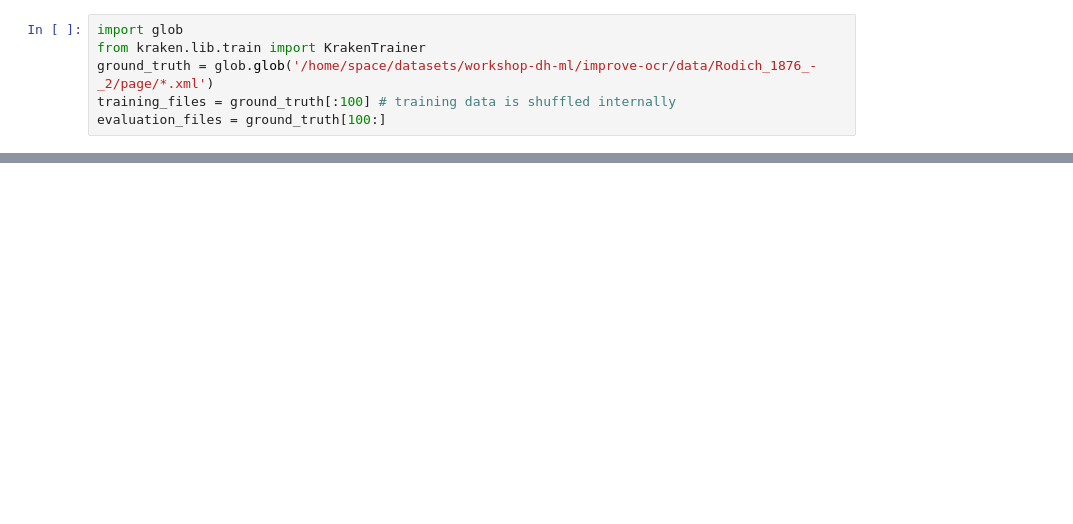
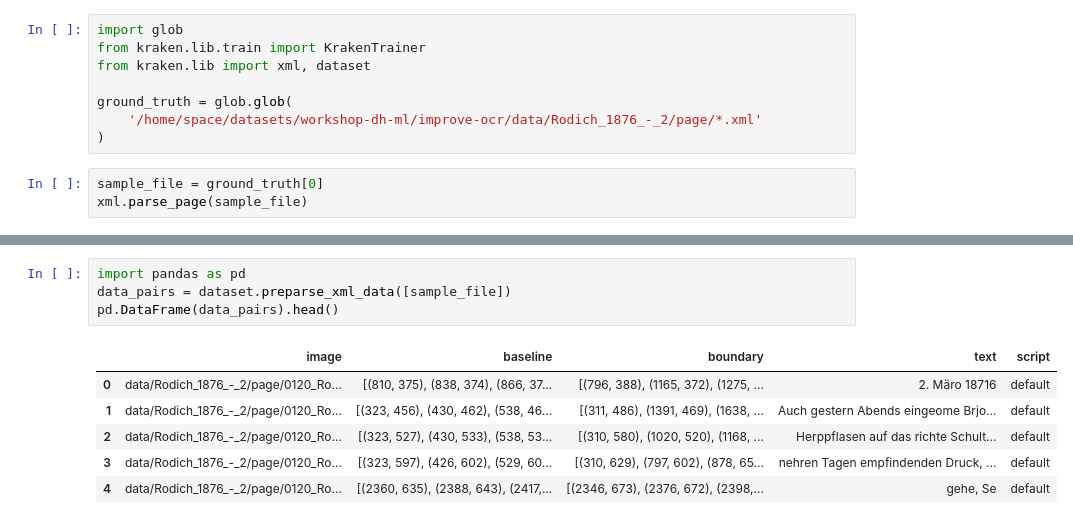
Before and after one commit to workshop-dh-ml/improve-ocr, a Jupyter notebook: exploration.ipynb, the cells around one changed output, grey strips where cells are left out. Cells and saved outputs as stored; diff of their text form; blank space fills up the shorter version.

Commit message:
show data set

```diff
--- a/exploration.ipynb
+++ b/exploration.ipynb
@@ -1,6 +1,11 @@
 # %%
 import glob
 from kraken.lib.train import KrakenTrainer
-ground_truth = glob.glob('/home/space/datasets/workshop-dh-ml/improve-ocr/data/Rodich_1876_-_2/page/*.xml')
-training_files = ground_truth[:100] # training data is shuffled internally
-evaluation_files = ground_truth[100:]
+from kraken.lib import xml, dataset
+
+ground_truth = glob.glob(
+    '/home/space/datasets/workshop-dh-ml/improve-ocr/data/Rodich_1876_-_2/page/*.xml'
+)
+# %%
+sample_file = ground_truth[0]
+xml.parse_page(sample_file)
@@ -6,0 +30,11 @@ evaluation_files = ground_truth[100:]
+# %%
+import pandas as pd
+data_pairs = dataset.preparse_xml_data([sample_file])
+pd.DataFrame(data_pairs).head()
+# %% [output]
+|  | image | baseline | boundary | text | script |
+| 0 | data/Rodich_1876_-_2/page/0120_Ro... | [(810, 375), (838, 374), (866, 37... | [(796, 388), (1165, 372), (1275, ... | 2. Märo 18716 | default |
+| 1 | data/Rodich_1876_-_2/page/0120_Ro... | [(323, 456), (430, 462), (538, 46... | [(311, 486), (1391, 469), (1638, ... | Auch gestern Abends eingeome Brjo... | default |
+| 2 | data/Rodich_1876_-_2/page/0120_Ro... | [(323, 527), (430, 533), (538, 53... | [(310, 580), (1020, 520), (1168, ... | Herppflasen auf das richte Schult... | default |
+| 3 | data/Rodich_1876_-_2/page/0120_Ro... | [(323, 597), (426, 602), (529, 60... | [(310, 629), (797, 602), (878, 65... | nehren Tagen empfindenden Druck, ... | default |
+| 4 | data/Rodich_1876_-_2/page/0120_Ro... | [(2360, 635), (2388, 643), (2417,... | [(2346, 673), (2376, 672), (2398,... | gehe, Se | default |
```
Also changed, not shown: parts of 4 cells of this notebook.
